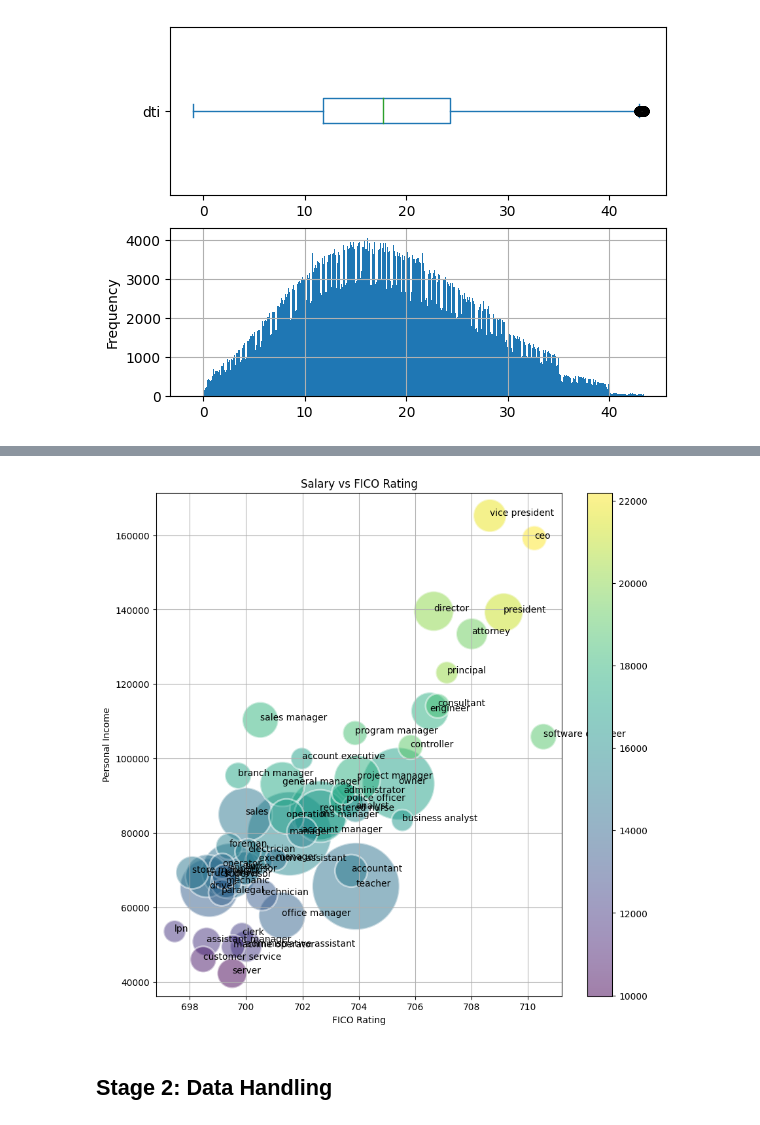
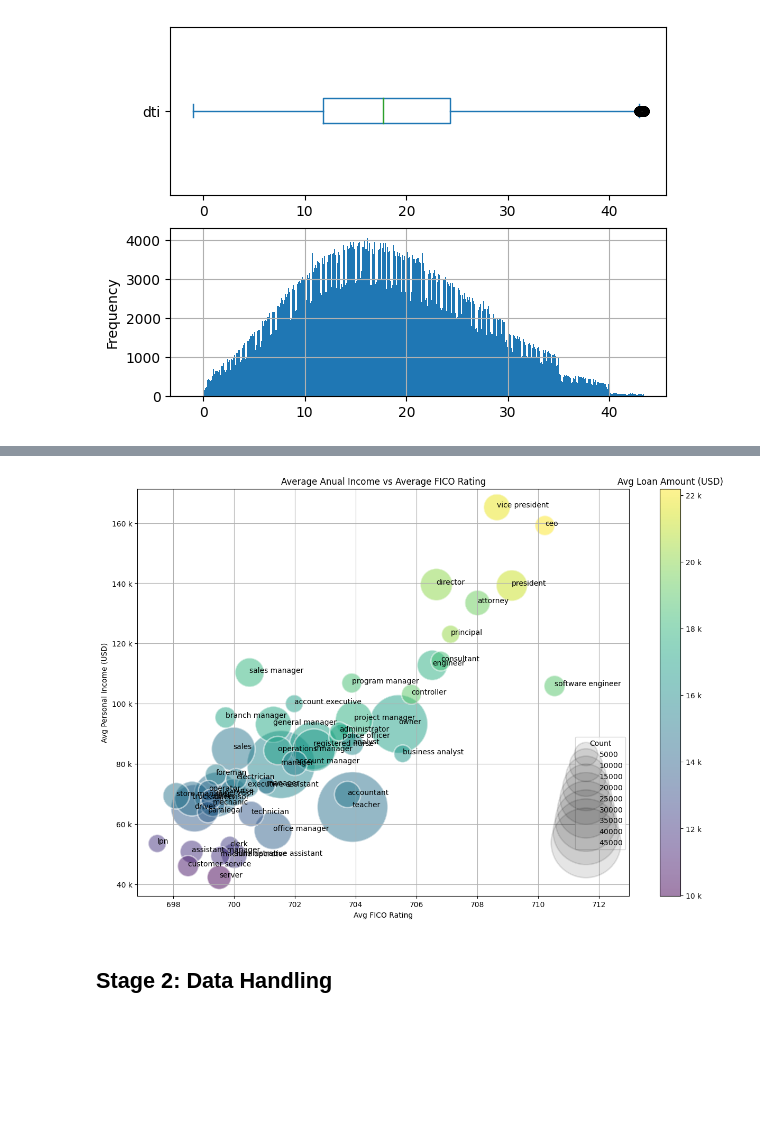
Before and after one commit to cmherrera/portfolio, a Jupyter notebook: assets/projects/Financial_Analysis/Financial_Analysis.ipynb, the cells around one changed output, grey strips where cells are left out. Drawn from its saved outputs; the diff is of its cells as text; code cells hidden in the pictures; blank space fills up the shorter version.

```diff
--- a/assets/projects/Financial_Analysis/Financial_Analysis.ipynb
+++ b/assets/projects/Financial_Analysis/Financial_Analysis.ipynb
@@ -446,37 +446,42 @@ print(grouped_data.head(20))
 18      police officer   6778   88816.783421  17314.052818       703.558867
 19      vice president   6600  165232.987986  21777.159091       708.644848
 # %%
-fig, ax = plt.subplots(figsize=(10, 10))
+from matplotlib.ticker import EngFormatter
+
+fig, ax = plt.subplots(figsize=(15, 10))
 
 bubble_df = grouped_data.loc[:50, :]
 
 # Scatterplot
 scatterplot = ax.scatter(
     x = bubble_df['fico_range_high'],
     y = bubble_df['annual_inc'],
     s = bubble_df['count']/5,
     c = bubble_df['loan_amnt'],
-    #cmap = "Accent",
     alpha = 0.5,
     edgecolors = "white",
     linewidth = 2
 )
 
-# Add titles (main and on axis)
 #plt.yscale('log')
-ax.set_xlabel("FICO Rating")
-ax.set_ylabel("Personal Income")
-ax.set_title("Salary vs FICO Rating")
-fig.colorbar(scatterplot)
+formatter0 = EngFormatter(unit='')
+ax.set_xlabel("Avg FICO Rating")
+ax.set_ylabel("Avg Personal Income (USD)")
+ax.set_title("Average Anual Income vs Average FICO Rating")
+cbar = fig.colorbar(scatterplot, format=formatter0)
+cbar.ax.set_title("Avg Loan Amount (USD)")
 ax.grid(True)
-#ax.set_ylim(100,50000)
-#ax.set_xlim(30, 75)
+plt.xlim(right=713)
+ax.yaxis.set_major_formatter(formatter0)
+
+handles, labels = scatterplot.legend_elements(prop="sizes", alpha=0.1, func = lambda x: x*5)
+legend2 = ax.legend(handles, labels, loc="best", title="Count", bbox_to_anchor=(0.5, 0., 0.5, 0.4))
 
 for i, txt in enumerate(bubble_df.emp_title):
     ax.annotate(txt, (bubble_df.fico_range_high.iat[i],bubble_df.annual_inc.iat[i]), rotation=0)
 plt.show()
 # %% [output]
-[figure, old version]
+[figure, new version]
 # %% [markdown]
 ## Stage 2: Data Handling
 # %% [markdown]
```
